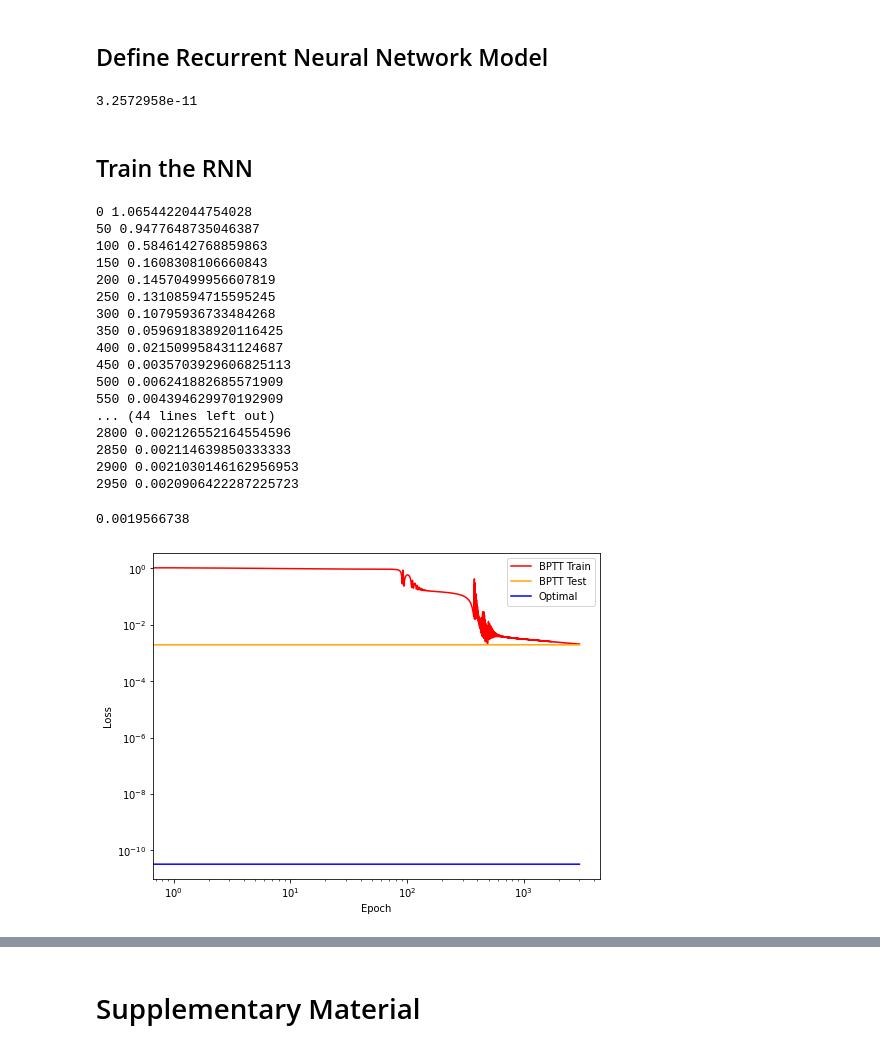
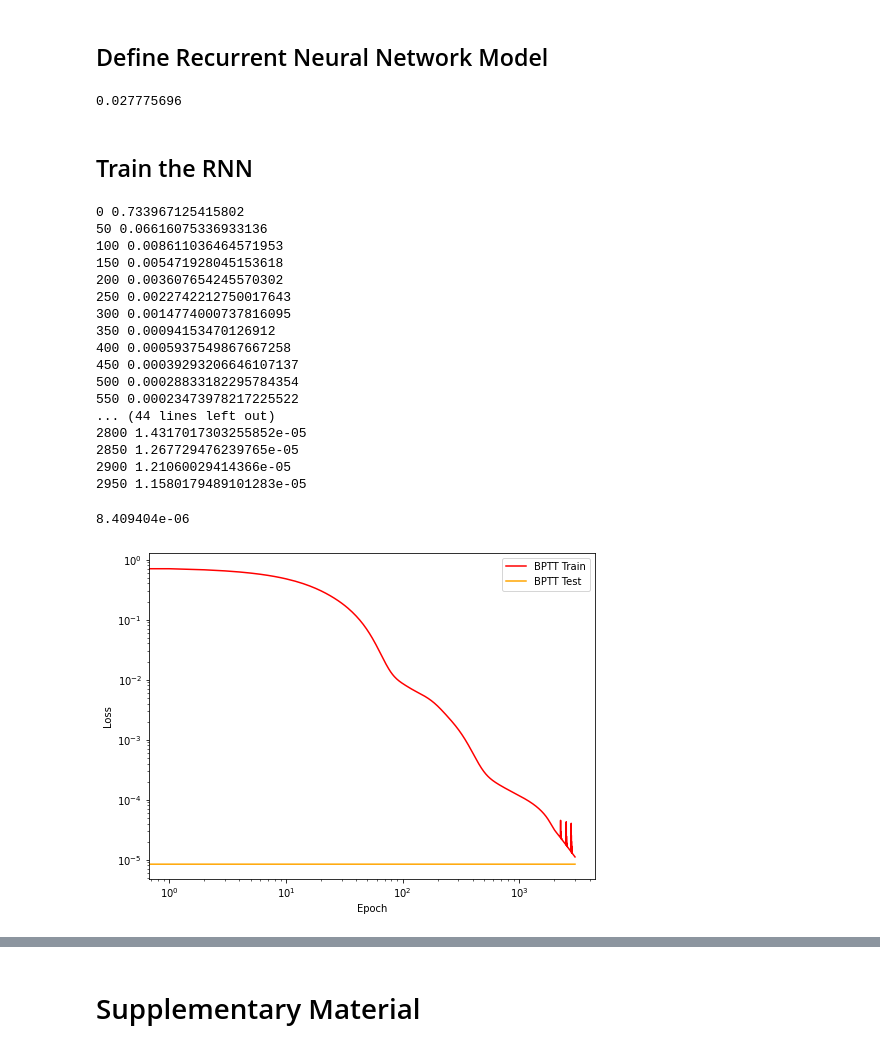
Before and after one commit to mpotta/bptt, a Jupyter notebook: RNNs as Filters/rnns_as_filters_remix.ipynb, the cells around one changed output, grey strips where cells are left out. Cells and saved outputs as stored; diff of their text form; code cells hidden in the pictures.

```diff
--- a/RNNs as Filters/rnns_as_filters_remix.ipynb
+++ b/RNNs as Filters/rnns_as_filters_remix.ipynb
@@ -149,7 +160,7 @@ class RNNLayer(nn.Module):
             h_new: tensor of shape (batch, hidden_size),
                 network activity at the next time step
         """
-        h_new = self.i2h(input) + self.h2h(hidden)
+        h_new = torch.tanh(self.i2h(input) + self.h2h(hidden))
         return h_new
 
     def forward(self, input, hidden=None):
@@ -194,5 +205,5 @@ class RNNNet(nn.Module):
 
     def forward(self, x):
         rnn_output, _ = self.rnn(x)
-        out = torch.tanh(self.fc(rnn_output))
+        out = self.fc(rnn_output)
         return out, rnn_output
@@ -227,4 +281,4 @@ criterion = nn.MSELoss()
 loss_optimal = criterion(pred[wash_out:,:,:], test_out[wash_out:,:,:]).detach().numpy()
 print(loss_optimal)
 # %% [output]
-3.2572958e-11
+0.027775696
@@ -266,11 +286,10 @@ def polar_plot(real_poles, imag_poles, realW_bptt, imagW_bptt):
 ## Train the RNN
 # %%
 net_trained = RNNNet(1, hidden_size, 1)
-
+criterion = nn.MSELoss()
 optimizer = torch.optim.Adam(net_trained.parameters(), lr=0.01)
 
 loss_train = []
-
 epochs = 3000
 for epoch in range(epochs):
     # Zero the gradient buffer
@@ -293,30 +312,31 @@ for epoch in range(epochs):
     loss.backward()
     optimizer.step()
 # %% [output]
-0 1.0654422044754028
-50 0.9477648735046387
-100 0.5846142768859863
-150 0.1608308106660843
-200 0.14570499956607819
-250 0.13108594715595245
-300 0.10795936733484268
-350 0.059691838920116425
-400 0.021509958431124687
-450 0.0035703929606825113
-500 0.006241882685571909
-550 0.004394629970192909
+0 0.733967125415802
+50 0.06616075336933136
+100 0.008611036464571953
+150 0.005471928045153618
+200 0.003607654245570302
+250 0.0022742212750017643
+300 0.0014774000737816095
+350 0.00094153470126912
+400 0.0005937549867667258
+450 0.00039293206646107137
+500 0.00028833182295784354
+550 0.00023473978217225522
 ... (44 lines left out)
-2800 0.002126552164554596
-2850 0.002114639850333333
-2900 0.0021030146162956953
-2950 0.0020906422287225723
+2800 1.4317017303255852e-05
+2850 1.267729476239765e-05
+2900 1.21060029414366e-05
+2950 1.1580179489101283e-05
 # %%
 def plot_loss_history(loss_train, loss_test, loss_optimal):
     fig = plt.figure(figsize=(8,6))
     ax = fig.add_subplot(111)
     ax.loglog(loss_train, color='red', label ="BPTT Train")
     ax.loglog(loss_test*np.ones(epochs), color='orange', label ="BPTT Test")
-    ax.loglog(loss_optimal*np.ones(epochs), color='blue', label ="Optimal")
+    if loss_optimal is not None:
+        ax.loglog(loss_optimal*np.ones(epochs), color='blue', label ="Optimal")
     ax.set_xlabel("Epoch")
     ax.set_ylabel("Loss")
     plt.legend()
@@ -324,18 +344,21 @@ def plot_loss_history(loss_train, loss_test, loss_optimal):
 # %%
 # Predict
 test_inp = torch.from_numpy(test_X).type(torch.float)
 test_out = torch.from_numpy(test_Y).type(torch.float)
-pred, rnn_activity = net_trained(test_inp)
+
+test_inp.requires_grad = True
+test_out.requires_grad = True
+
+pred, rnn_output = net_trained(test_inp)
 
 # Compute Loss
-criterion = nn.MSELoss()
 loss_test = criterion(pred[wash_out:,:,:], test_out[wash_out:,:,:]).detach().numpy()
 print(loss_test)
 
-plot_loss_history(loss_train, loss_test, loss_optimal)
+plot_loss_history(loss_train, loss_test, None)
 # %% [output]
-0.0019566738
+8.409404e-06
-[figure, old version]
+[figure, new version]
 # %%
 def plot_time_series(true, pred):
     fig = plt.figure(figsize=(8,6))
```
Also changed, not shown: parts of 18 cells of this notebook, 1 other file.
